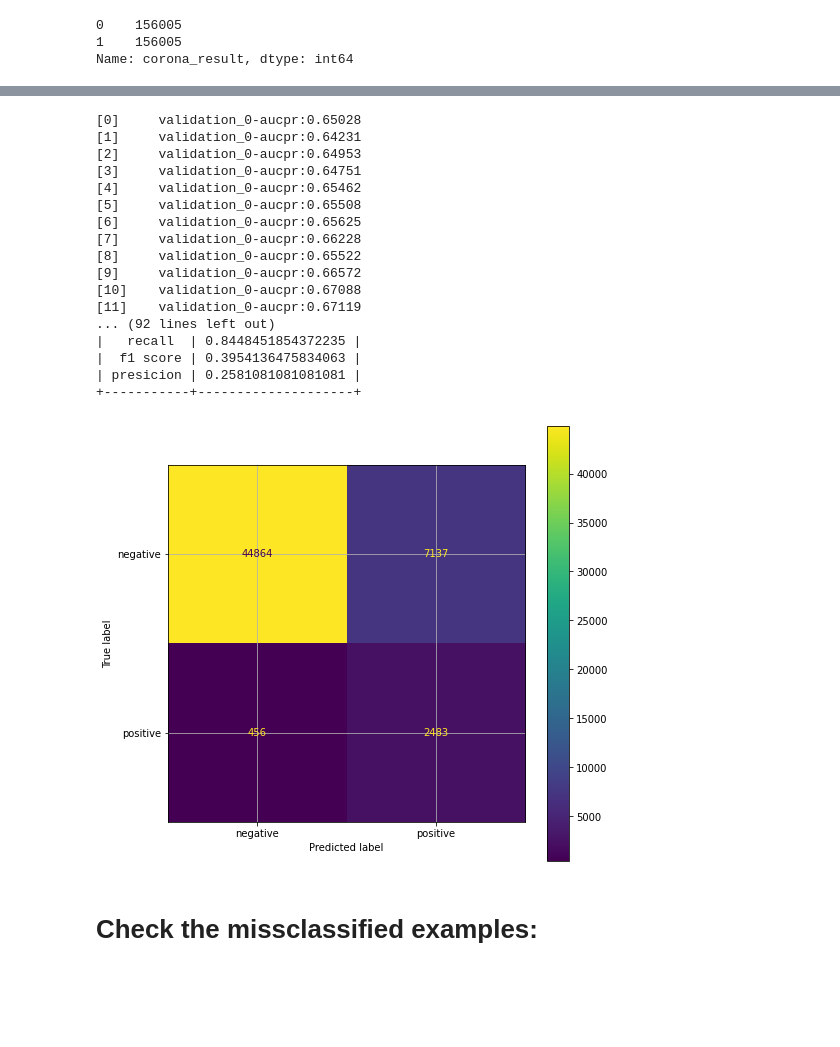
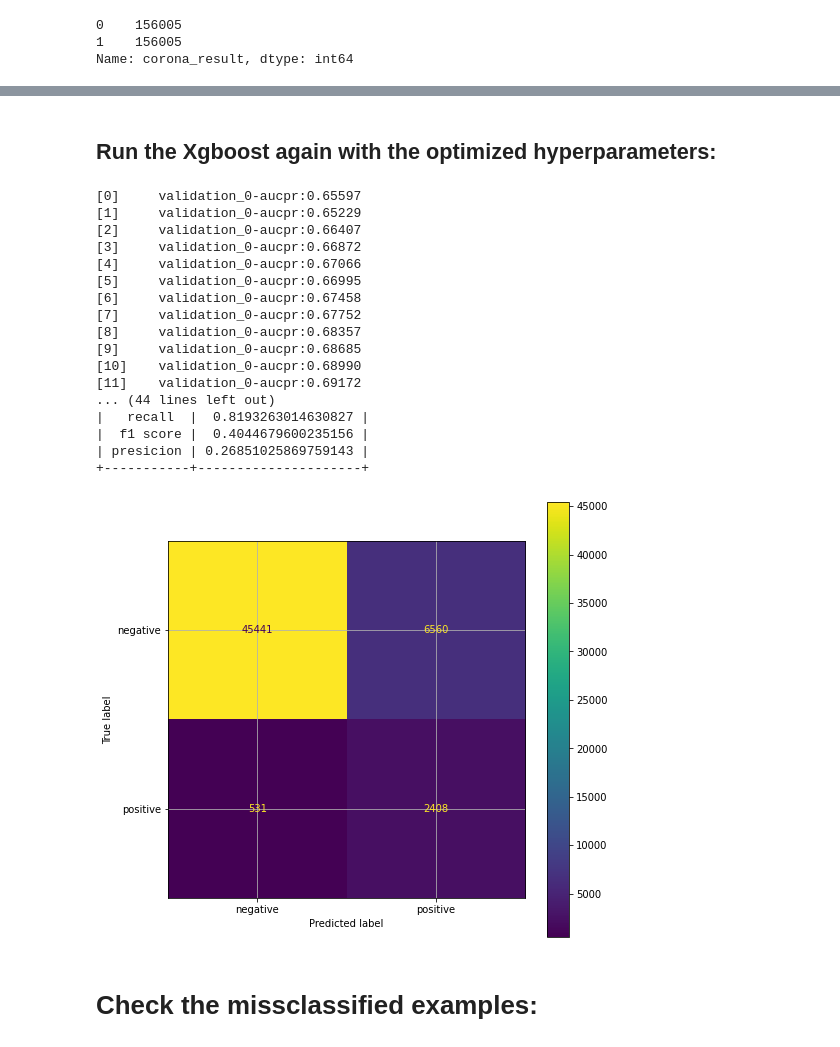
Before and after one commit to NirLalum/corona-diagnosis, a Jupyter notebook: xgboost.ipynb, the cells around one changed output, grey strips where cells are left out. Drawn from its saved outputs; the diff is of its cells as text; code cells hidden in the pictures; blank space fills up the shorter version.

Commit message:
updates
1.finished hyperparameters tuning for the xgboost
2. added new feature: number of symptoms

```diff
--- a/xgboost.ipynb
+++ b/xgboost.ipynb
@@ -40,4 +42,4 @@ columns_names.remove('corona_result')
 columns_names.append('corona_result')
 
 dataset_hot_encoded = dataset_hot_encoded.reindex(columns=columns_names)
-dataset_hot_encoded
+dataset_hot_encoded.drop(columns='index', inplace=True)
@@ -156,28 +196,30 @@ optimal_params.best_params_
+# %% [markdown]
+## Run the Xgboost again with the optimized hyperparameters:
 # %%
-xgb_post_val = xgb.XGBClassifier(objective='binary:logistic', learning_rate=0.1, max_depth=6, reg_lambda=0, gamma=1.0, scale_pos_weight=3)
+xgb_post_val = xgb.XGBClassifier(objective='binary:logistic', learning_rate=0.3, max_depth=6, reg_lambda=0, gamma=2.0, scale_pos_weight=3)
 xgb_post_val.fit(X_train, y_train,verbose=True, early_stopping_rounds=10, eval_metric='aucpr', eval_set=[(X_val, y_val)])
 xgb_post_val_pred = xgb_post_val.predict(X_test)
 
 mh.model_evaluation(y_test, xgb_post_val_pred)
 # %% [output]
-[0]     validation_0-aucpr:0.65028
-[1]     validation_0-aucpr:0.64231
-[2]     validation_0-aucpr:0.64953
-[3]     validation_0-aucpr:0.64751
-[4]     validation_0-aucpr:0.65462
-[5]     validation_0-aucpr:0.65508
-[6]     validation_0-aucpr:0.65625
-[7]     validation_0-aucpr:0.66228
-[8]     validation_0-aucpr:0.65522
-[9]     validation_0-aucpr:0.66572
-[10]    validation_0-aucpr:0.67088
-[11]    validation_0-aucpr:0.67119
-... (92 lines left out)
-|   recall  | 0.8448451854372235 |
-|  f1 score | 0.3954136475834063 |
-| presicion | 0.2581081081081081 |
-+-----------+--------------------+
+[0]     validation_0-aucpr:0.65597
+[1]     validation_0-aucpr:0.65229
+[2]     validation_0-aucpr:0.66407
+[3]     validation_0-aucpr:0.66872
+[4]     validation_0-aucpr:0.67066
+[5]     validation_0-aucpr:0.66995
+[6]     validation_0-aucpr:0.67458
+[7]     validation_0-aucpr:0.67752
+[8]     validation_0-aucpr:0.68357
+[9]     validation_0-aucpr:0.68685
+[10]    validation_0-aucpr:0.68990
+[11]    validation_0-aucpr:0.69172
+... (44 lines left out)
+|   recall  |  0.8193263014630827 |
+|  f1 score |  0.4044679600235156 |
+| presicion | 0.26851025869759143 |
++-----------+---------------------+
-[figure, old version]
+[figure, new version]
 # %% [markdown]
 # Check the missclassified examples:
 # %% [markdown]
```
Also changed, not shown: parts of 29 cells of this notebook, 5 other files.
